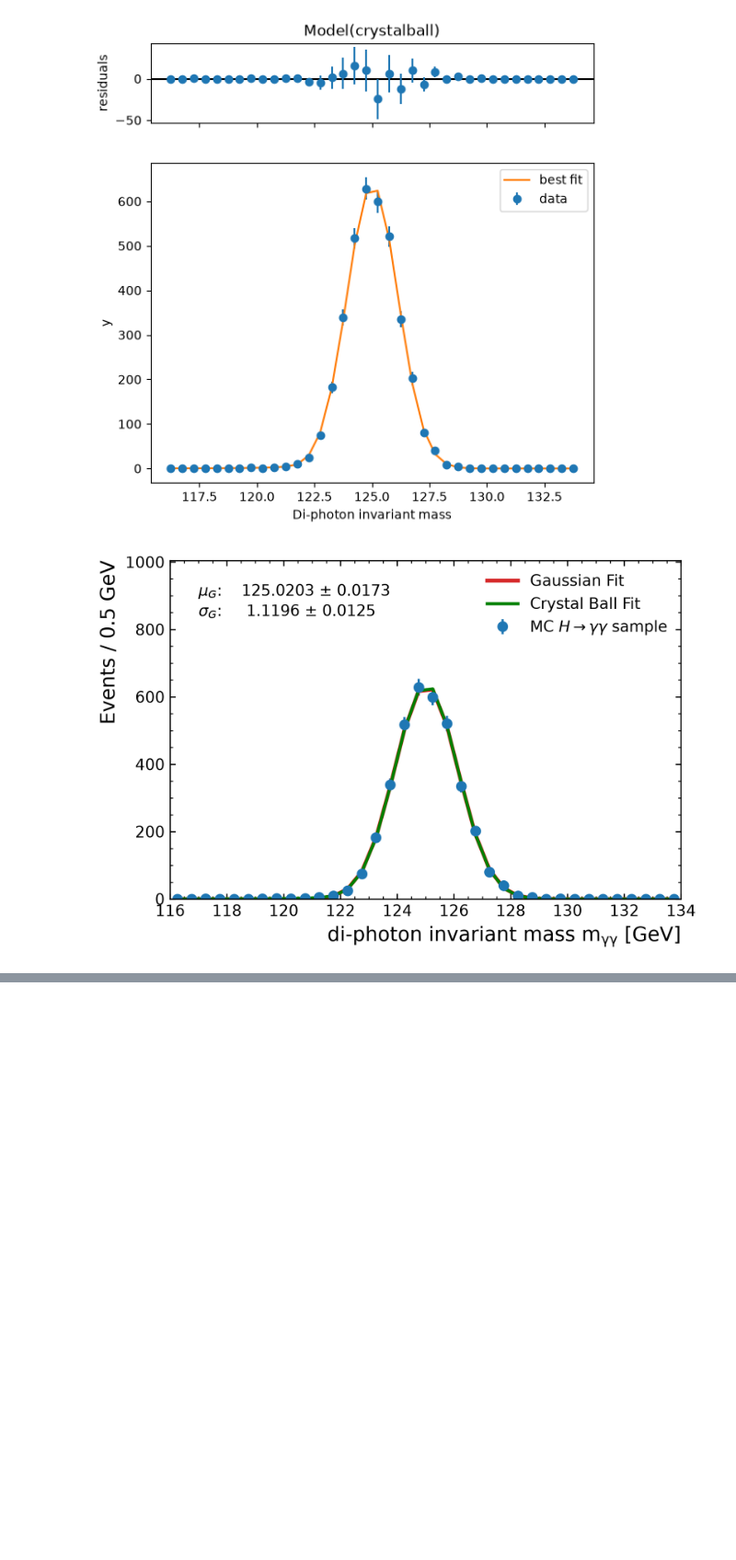
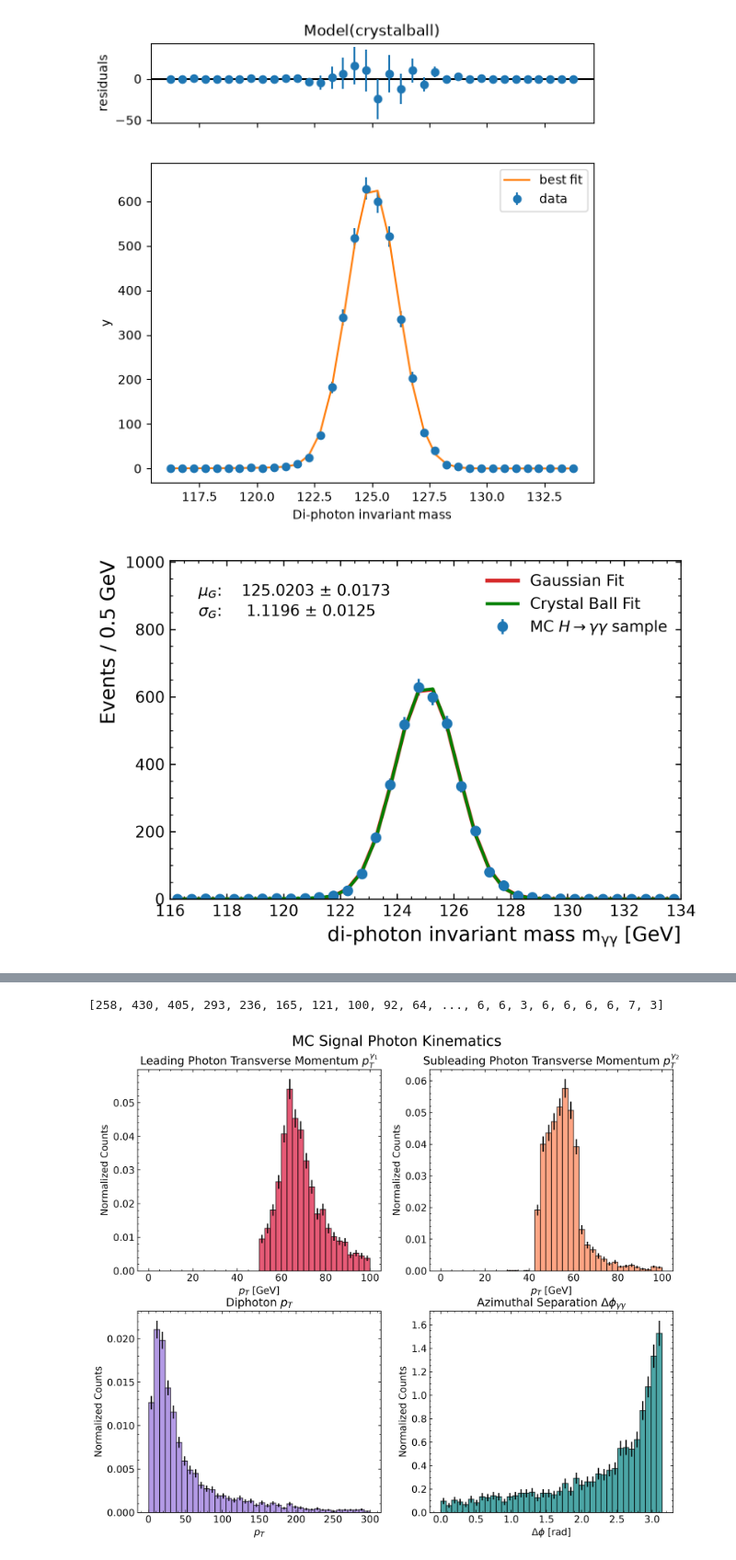
Before and after one commit to chrissellgrenbackup/intro-hep-project, a Jupyter notebook: sim_analysis/Hgg_analysis_sim.ipynb, the cells around one changed output, grey strips where cells are left out. Shown at 92% size. Cells and saved outputs as stored; diff of their text form; code cells hidden in the pictures; blank space fills up the shorter version.

Commit message:
normalized hists + errrbars

```diff
--- a/sim_analysis/Hgg_analysis_sim.ipynb
+++ b/sim_analysis/Hgg_analysis_sim.ipynb
@@ -390,0 +460,57 @@ plt.savefig('plots/mc_sig_photonkin_afteranalysis.png')
+# %%
+print(counts_higgs_pts_digam)
+# %% [output]
+[258, 430, 405, 293, 236, 165, 121, 100, 92, 64, ..., 6, 6, 3, 6, 6, 6, 6, 7, 3]
+# %%
+fig, axes = plt.subplots(2,2,figsize=(12,10),dpi=400)
+
+# 1. Leading Photon pT
+axes[0, 0].bar(edges1[:-1],counts_higgs_pts_lead, width=np.diff(edges1), yerr=err_lead,
+        align="edge",color="crimson",edgecolor="black",alpha=0.7)
+axes[0, 0].set_title(r'Leading Photon Transverse Momentum $p_T^{\gamma_1}$',fontsize=14)
+axes[0, 0].set_xlabel(r'$p_T$ [GeV]',fontsize=12)
+axes[0, 0].set_ylabel('Normalized Counts',fontsize=12)
+
+# 2. Subleading Photon pT
+axes[0, 1].bar(edges2[:-1],counts_higgs_pts_sub, width=np.diff(edges2), yerr=err_sub,
+        align="edge",color="coral",edgecolor="black",alpha=0.7)
+axes[0, 1].set_title(r'Subleading Photon Transverse Momentum $p_T^{\gamma_2}$',fontsize=14)
+axes[0, 1].set_xlabel(r'$p_T$ [GeV]',fontsize=12)
+axes[0, 1].set_ylabel('Normalized Counts',fontsize=12)
+
+# 3. digam pT
+axes[1, 0].bar(edges3[:-1],counts_higgs_pts_digam, width=np.diff(edges3), yerr=err_digam,
+        align="edge",color="mediumpurple",edgecolor="black",alpha=0.7)
+axes[1, 0].set_title(r'Diphoton $p_T$',fontsize=14)
+axes[1, 0].set_xlabel(r'$p_T$',fontsize=12)
+axes[1, 0].set_ylabel('Normalized Counts',fontsize=12)
+
+# 4. Delta Phi
+axes[1, 1].bar(edges4[:-1],counts_higgs_dphis, width=np.diff(edges4), yerr=err_dphi,
+        align="edge",color="teal",edgecolor="black",alpha=0.7)
+axes[1, 1].set_title(r'Azimuthal Separation $\Delta\phi_{\gamma\gamma}$',fontsize=14)
+axes[1, 1].set_xlabel(r'$\Delta\phi$ [rad]',fontsize=12)
+axes[1, 1].set_ylabel('Normalized Counts',fontsize=12)
+
+axes[0,0].tick_params(which='both', direction='in', top=True, right=True, labelsize=12)
+axes[0,1].tick_params(which='both', direction='in', top=True, right=True, labelsize=12)
+axes[1,0].tick_params(which='both', direction='in', top=True, right=True, labelsize=12)
+axes[1,1].tick_params(which='both', direction='in', top=True, right=True, labelsize=12)
+
+axes[0,0].xaxis.set_minor_locator(AutoMinorLocator())
+axes[0,0].yaxis.set_minor_locator(AutoMinorLocator())
+
+axes[1,0].xaxis.set_minor_locator(AutoMinorLocator())
+axes[1,0].yaxis.set_minor_locator(AutoMinorLocator())
+
+axes[0,1].xaxis.set_minor_locator(AutoMinorLocator())
+axes[0,1].yaxis.set_minor_locator(AutoMinorLocator())
+
+axes[1,1].xaxis.set_minor_locator(AutoMinorLocator())
+axes[1,1].yaxis.set_minor_locator(AutoMinorLocator())
+
+
+fig.suptitle("MC Signal Photon Kinematics",fontsize=18,y=0.94)
+plt.savefig('plots/mc_sig_photonkin_afteranalysis.png')
+# %% [output]
+[figure, added]
```
Also changed, not shown: parts of 2 cells of this notebook.
